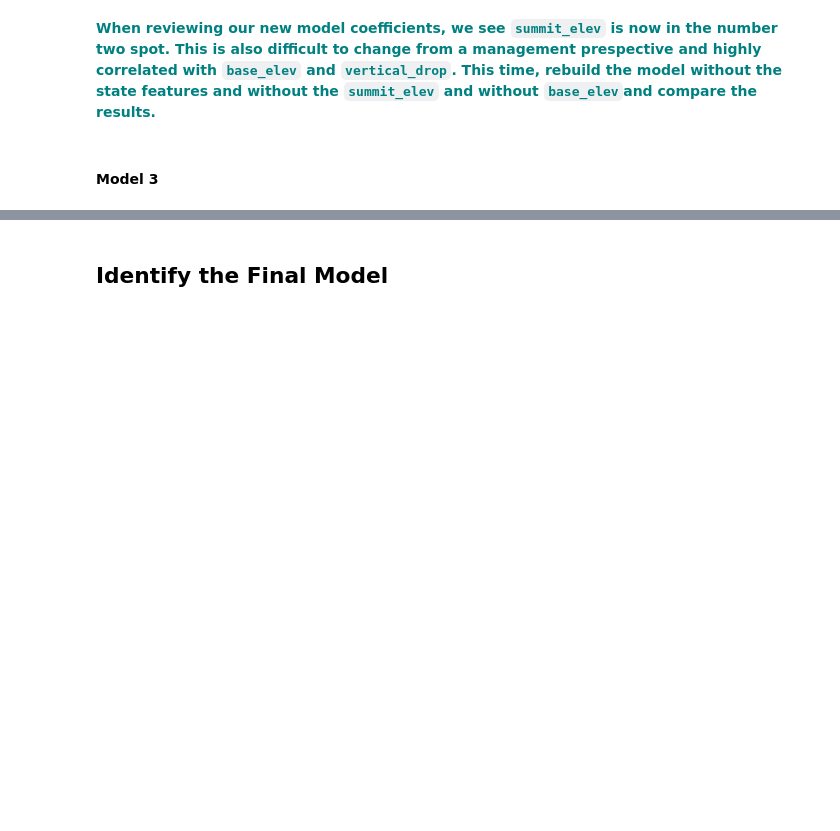
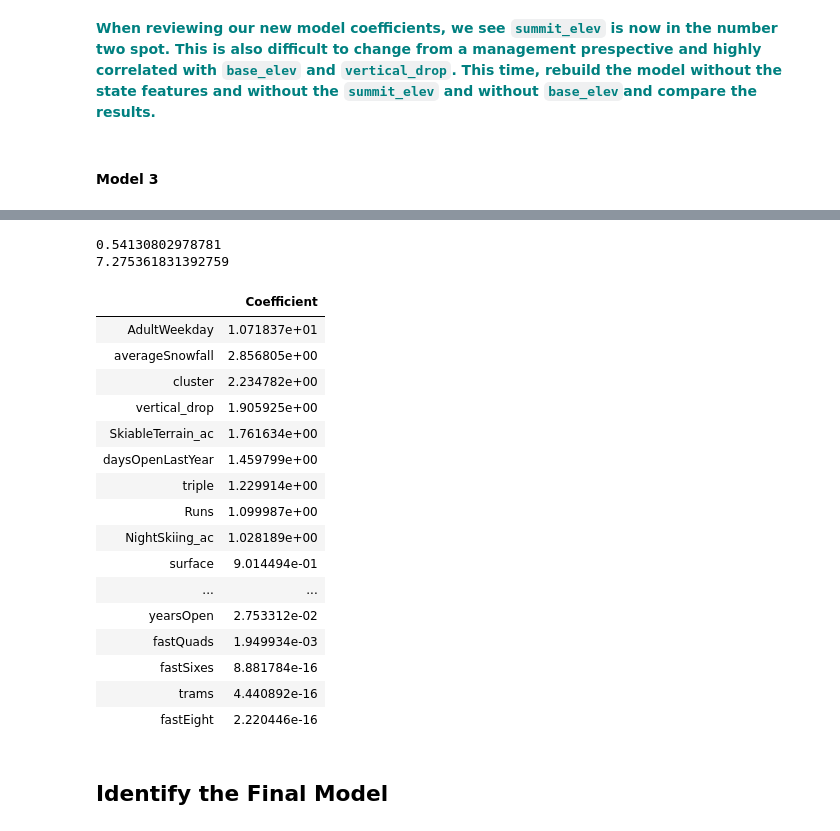
Before and after one commit to anthonysuherli/Guided_Capstone, a Jupyter notebook: Step_4_and_5.ipynb, the cells around one changed output, grey strips where cells are left out. Cells and saved outputs as stored; diff of their text form; code cells hidden in the pictures; blank space fills up the shorter version.

```diff
--- a/Step_4_and_5.ipynb
+++ b/Step_4_and_5.ipynb
@@ -205,3 +351,33 @@ Hint: Try to construct another model using exactly the steps we followed above.
+# %%
+print(explained_variance_score(y_test3,y_pred3))
+print(mean_absolute_error(y_test3,y_pred3))
+# %% [output]
+0.54130802978781
+7.275361831392759
+# %%
+coef3 = pd.DataFrame(abs(lm3.coef_), test3.columns, columns=['Coefficient'])
+# %%
+coef3 = coef3.sort_values(by='Coefficient',ascending=False)
+# %%
+coef3
+# %% [output]
+|  | Coefficient |
+| AdultWeekday | 1.071837e+01 |
+| averageSnowfall | 2.856805e+00 |
+| cluster | 2.234782e+00 |
+| vertical_drop | 1.905925e+00 |
+| SkiableTerrain_ac | 1.761634e+00 |
+| daysOpenLastYear | 1.459799e+00 |
+| triple | 1.229914e+00 |
+| Runs | 1.099987e+00 |
+| NightSkiing_ac | 1.028189e+00 |
+| surface | 9.014494e-01 |
+| ... | ... |
+| yearsOpen | 2.753312e-02 |
+| fastQuads | 1.949934e-03 |
+| fastSixes | 8.881784e-16 |
+| trams | 4.440892e-16 |
+| fastEight | 2.220446e-16 |
 # %% [markdown]
 ## Identify the Final Model
 # %% [markdown]
```
Also changed, not shown: parts of 37 cells of this notebook.
